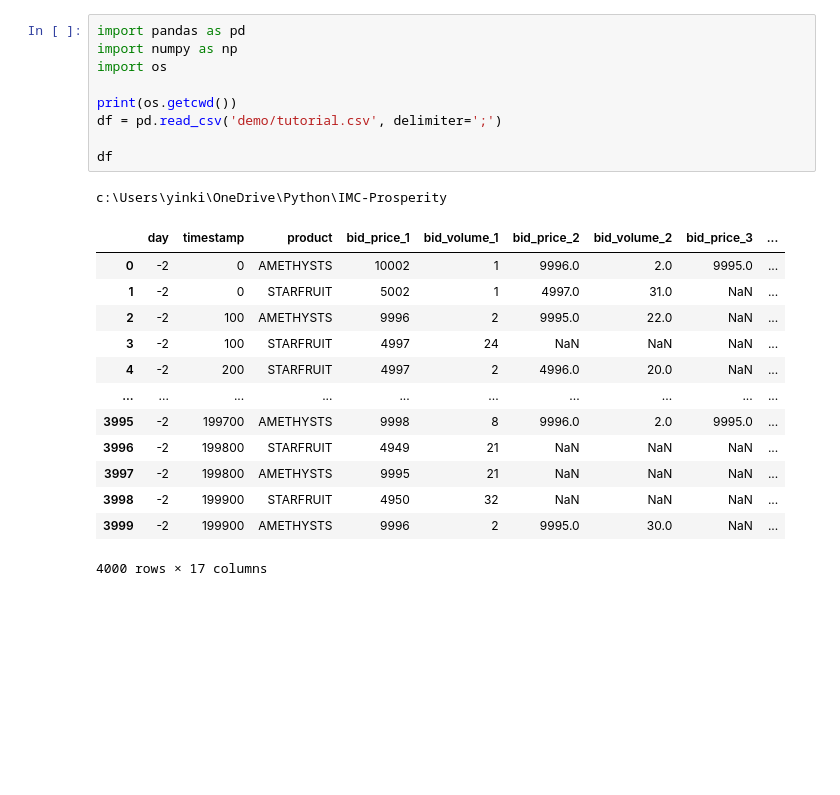
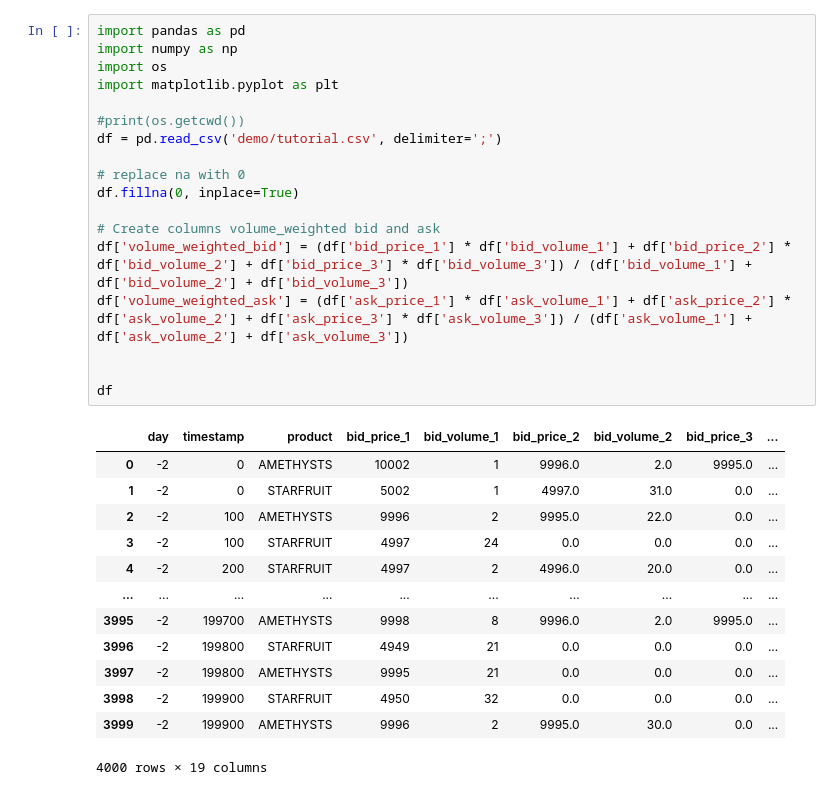
Before and after one commit to yinkiatho/IMC-Prosperity, a Jupyter notebook: preprocessing.ipynb, the cells around one changed output. Saved outputs shown, nothing was run; the diff lists cells and outputs as text; blank space fills up the shorter version.

```diff
--- a/preprocessing.ipynb
+++ b/preprocessing.ipynb
@@ -1,24 +1,32 @@
-# %%
-import pandas as pd
-import numpy as np
-import os
-
-print(os.getcwd())
-df = pd.read_csv('demo/tutorial.csv', delimiter=';')
-
-df
-# %% [output]
-c:\Users\yinki\OneDrive\Python\IMC-Prosperity
-|  | day | timestamp | product | bid_price_1 | bid_volume_1 | bid_price_2 | bid_volume_2 | bid_price_3 | ... |
-| 0 | -2 | 0 | AMETHYSTS | 10002 | 1 | 9996.0 | 2.0 | 9995.0 | ... |
-| 1 | -2 | 0 | STARFRUIT | 5002 | 1 | 4997.0 | 31.0 | NaN | ... |
-| 2 | -2 | 100 | AMETHYSTS | 9996 | 2 | 9995.0 | 22.0 | NaN | ... |
-| 3 | -2 | 100 | STARFRUIT | 4997 | 24 | NaN | NaN | NaN | ... |
-| 4 | -2 | 200 | STARFRUIT | 4997 | 2 | 4996.0 | 20.0 | NaN | ... |
-| ... | ... | ... | ... | ... | ... | ... | ... | ... | ... |
-| 3995 | -2 | 199700 | AMETHYSTS | 9998 | 8 | 9996.0 | 2.0 | 9995.0 | ... |
-| 3996 | -2 | 199800 | STARFRUIT | 4949 | 21 | NaN | NaN | NaN | ... |
-| 3997 | -2 | 199800 | AMETHYSTS | 9995 | 21 | NaN | NaN | NaN | ... |
-| 3998 | -2 | 199900 | STARFRUIT | 4950 | 32 | NaN | NaN | NaN | ... |
-| 3999 | -2 | 199900 | AMETHYSTS | 9996 | 2 | 9995.0 | 30.0 | NaN | ... |
-4000 rows × 17 columns
+# %%
+import pandas as pd
+import numpy as np
+import os
+import matplotlib.pyplot as plt
+
+#print(os.getcwd())
+df = pd.read_csv('demo/tutorial.csv', delimiter=';')
+
+# replace na with 0
+df.fillna(0, inplace=True)
+
+# Create columns volume_weighted bid and ask
+df['volume_weighted_bid'] = (df['bid_price_1'] * df['bid_volume_1'] + df['bid_price_2'] * df['bid_volume_2'] + df['bid_price_3'] * df['bid_volume_3']) / (df['bid_volume_1'] + df['bid_volume_2'] + df['bid_volume_3'])
+df['volume_weighted_ask'] = (df['ask_price_1'] * df['ask_volume_1'] + df['ask_price_2'] * df['ask_volume_2'] + df['ask_price_3'] * df['ask_volume_3']) / (df['ask_volume_1'] + df['ask_volume_2'] + df['ask_volume_3'])
+
+
+df
+# %% [output]
+|  | day | timestamp | product | bid_price_1 | bid_volume_1 | bid_price_2 | bid_volume_2 | bid_price_3 | ... |
+| 0 | -2 | 0 | AMETHYSTS | 10002 | 1 | 9996.0 | 2.0 | 9995.0 | ... |
+| 1 | -2 | 0 | STARFRUIT | 5002 | 1 | 4997.0 | 31.0 | 0.0 | ... |
+| 2 | -2 | 100 | AMETHYSTS | 9996 | 2 | 9995.0 | 22.0 | 0.0 | ... |
+| 3 | -2 | 100 | STARFRUIT | 4997 | 24 | 0.0 | 0.0 | 0.0 | ... |
+| 4 | -2 | 200 | STARFRUIT | 4997 | 2 | 4996.0 | 20.0 | 0.0 | ... |
+| ... | ... | ... | ... | ... | ... | ... | ... | ... | ... |
+| 3995 | -2 | 199700 | AMETHYSTS | 9998 | 8 | 9996.0 | 2.0 | 9995.0 | ... |
+| 3996 | -2 | 199800 | STARFRUIT | 4949 | 21 | 0.0 | 0.0 | 0.0 | ... |
+| 3997 | -2 | 199800 | AMETHYSTS | 9995 | 21 | 0.0 | 0.0 | 0.0 | ... |
+| 3998 | -2 | 199900 | STARFRUIT | 4950 | 32 | 0.0 | 0.0 | 0.0 | ... |
+| 3999 | -2 | 199900 | AMETHYSTS | 9996 | 2 | 9995.0 | 30.0 | 0.0 | ... |
+4000 rows × 19 columns
```
Also changed, not shown: parts of 1 cell of this notebook.
